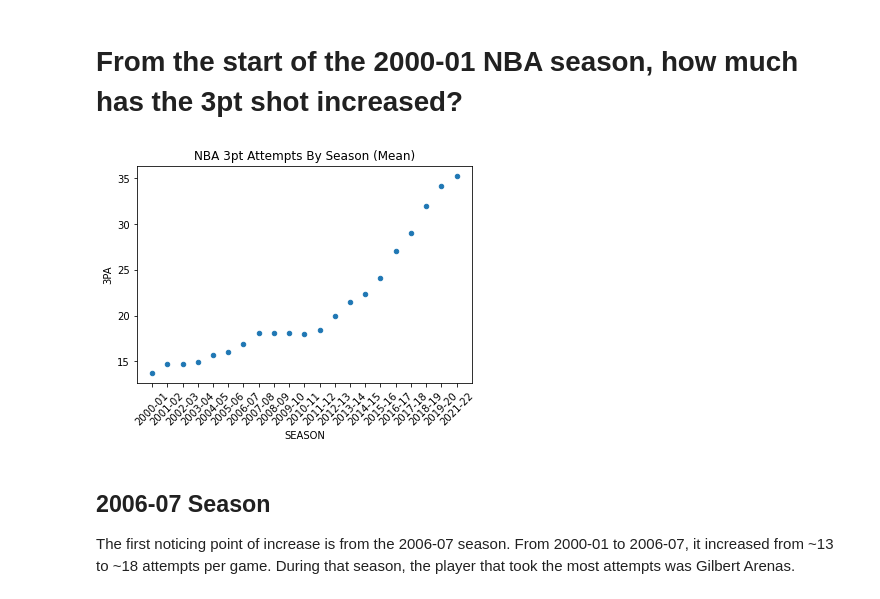
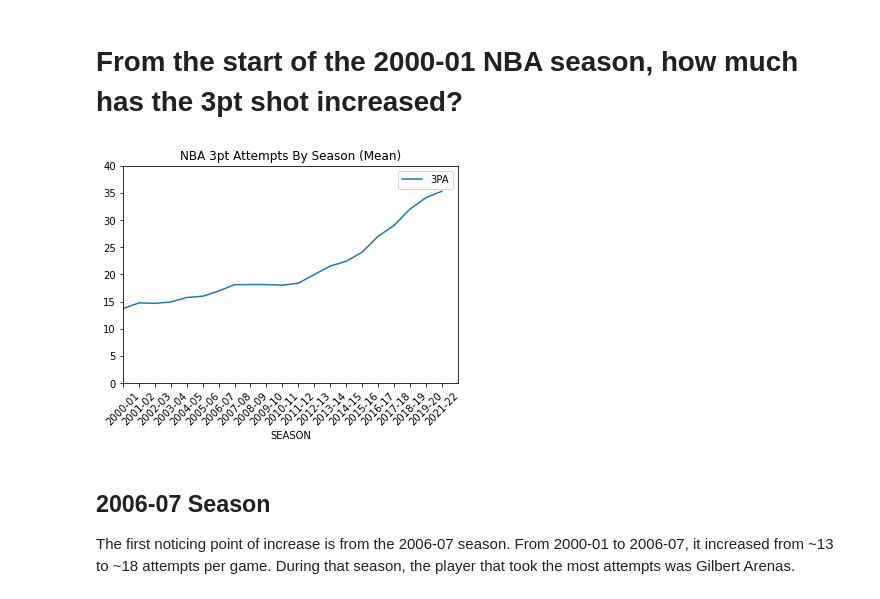
Before and after one commit to jimmyho-929/nba_2021, a Jupyter notebook: 3PA_Increase_Over_The_Seasons.ipynb, the cells around one changed output. Drawn from its saved outputs; the diff is of its cells as text; code cells hidden in the pictures.

```diff
--- a/3PA_Increase_Over_The_Seasons.ipynb
+++ b/3PA_Increase_Over_The_Seasons.ipynb
@@ -12,10 +12,13 @@ df_3PA.reset_index(inplace=True)
 # From the start of the 2000-01 NBA season, how much has the 3pt shot increased?
 # %%
 df_3PA.columns=['SEASON', '3PA']
-df_3PA.plot(x='SEASON', y='3PA', kind='scatter', rot=45, title='NBA 3pt Attempts By Season (Mean)')
+df_3PA.plot(x='SEASON', y='3PA', rot=45, title='NBA 3pt Attempts By Season (Mean)')
+plt.xticks(np.arange(0,21, step=1), df_3PA.SEASON.unique())
+plt.xlim([0, 21])
+plt.ylim([0, 40])
 plt.show()
 # %% [output]
-[figure, old version]
+[figure, new version]
 # %% [markdown]
 ## 2006-07 Season
 The first noticing point of increase is from the 2006-07 season. From 2000-01 to 2006-07, it increased from ~13 to ~18 attempts per game. During that season, the player that took the most attempts was Gilbert Arenas.
```
Also changed, not shown: parts of 1 cell of this notebook, 2 other files.
